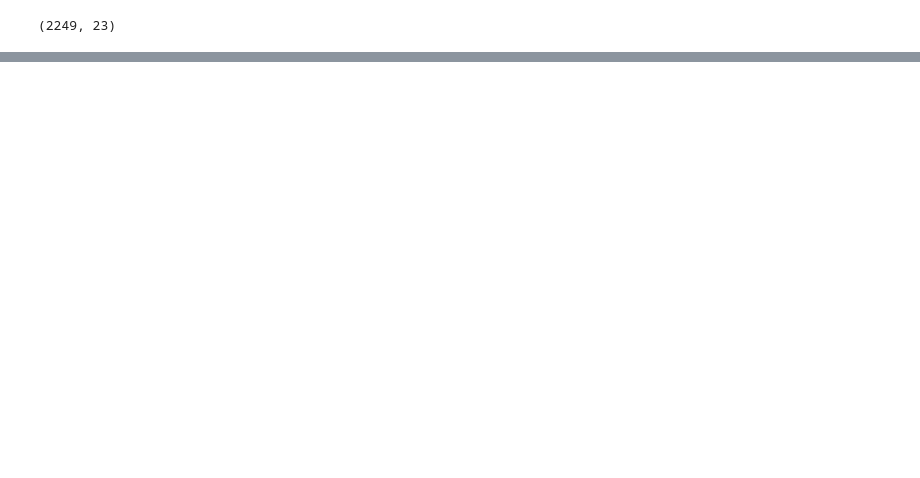
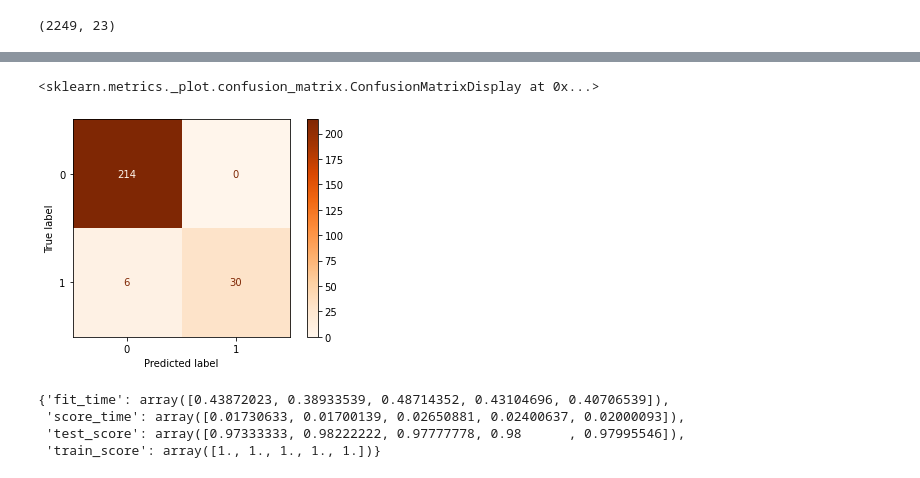
Before and after one commit to MellissaValle/CustomerChurn, a Jupyter notebook: notebooks/Dave/Modeling.ipynb, the cells around one changed output, grey strips where cells are left out. Drawn from its saved outputs; the diff is of its cells as text; code cells hidden in the pictures; blank space fills up the shorter version.

```diff
--- a/notebooks/Dave/Modeling.ipynb
+++ b/notebooks/Dave/Modeling.ipynb
@@ -421 +468,9 @@ cross_validate(dt, X_train, y_train, return_train_score=True)
  'train_score': array([1., 1., 1., 1., 1.])}
+# %%
+xgb = Pipeline(steps=[
+    ('preprocess', preprocess),
+    ("sampling", SMOTE(random_state=seed)),
+    ('classifier', XGBClassifier(random_state=seed))
+])
+# %%
+xgb.fit(X_train, y_train)
@@ -421,0 +495,12 @@ cross_validate(dt, X_train, y_train, return_train_score=True)
+# %%
+plot_confusion_matrix(xgb, X_test, y_test, cmap=plt.cm.Oranges)
+# %% [output]
+<sklearn.metrics._plot.confusion_matrix.ConfusionMatrixDisplay at 0x...>
+[figure, added]
+# %%
+cross_validate(xgb, X_train, y_train, return_train_score=True)
+# %% [output]
+{'fit_time': array([0.43872023, 0.38933539, 0.48714352, 0.43104696, 0.40706539]),
+ 'score_time': array([0.01730633, 0.01700139, 0.02650881, 0.02400637, 0.02000093]),
+ 'test_score': array([0.97333333, 0.98222222, 0.97777778, 0.98      , 0.97995546]),
+ 'train_score': array([1., 1., 1., 1., 1.])}
```
Also changed, not shown: parts of 61 cells of this notebook.
